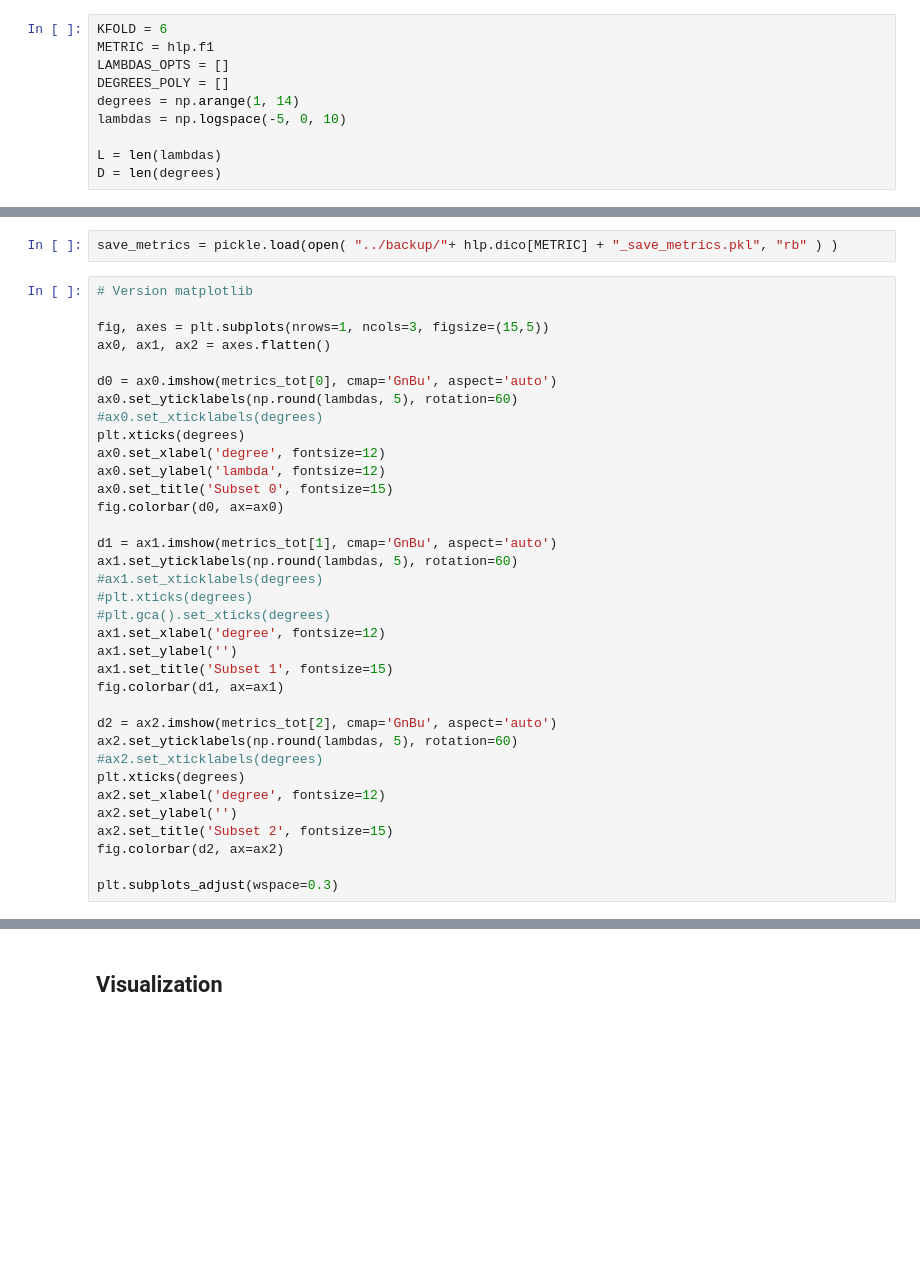
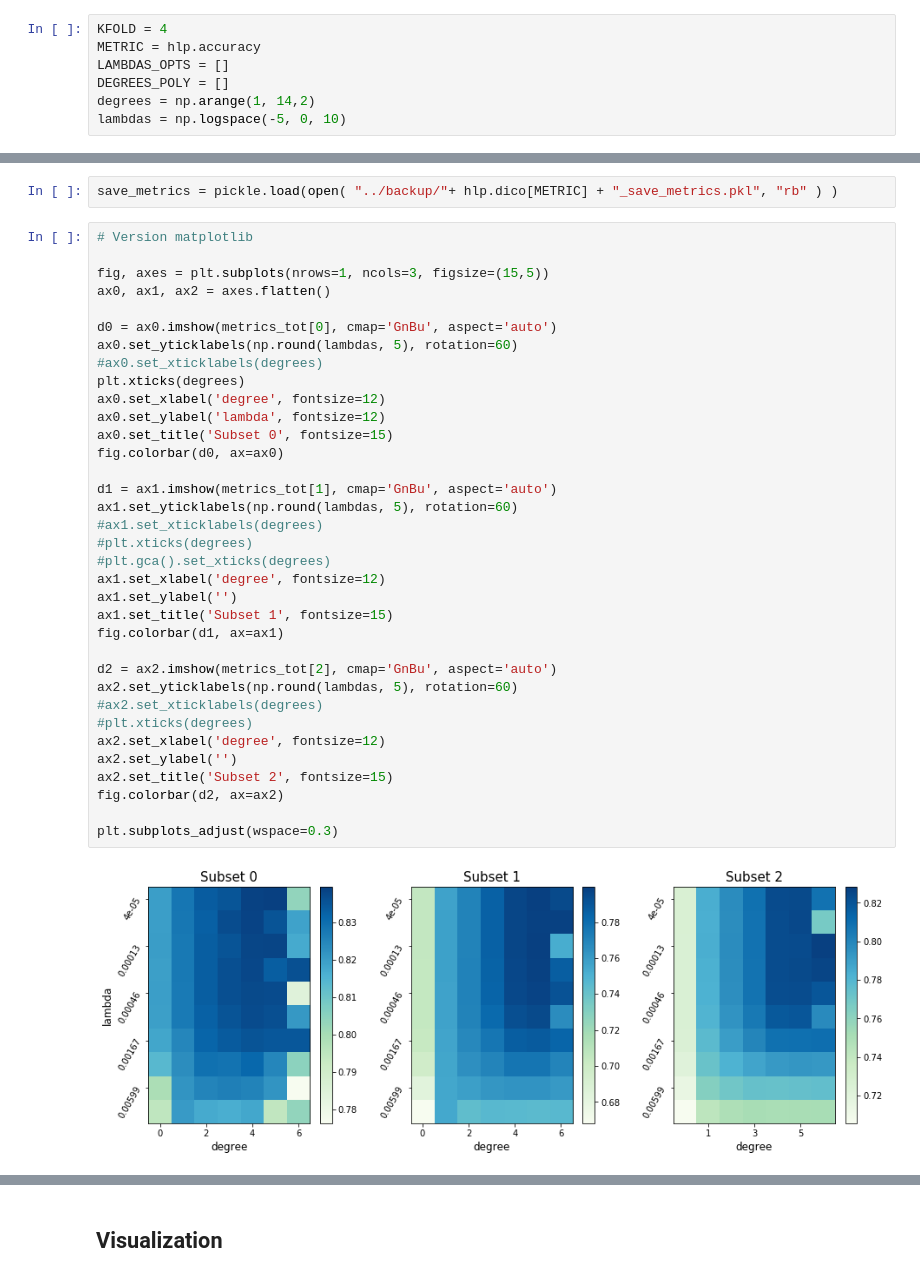
Before and after one commit to ymentha14/NMR_spectro_ML, a Jupyter notebook: project1/src/project1.ipynb, the cells around one changed output, grey strips where cells are left out. Cells and saved outputs as stored; diff of their text form; blank space fills up the shorter version.

```diff
--- a/project1/src/project1.ipynb
+++ b/project1/src/project1.ipynb
@@ -33,15 +38,12 @@ print(y.shape)
 # %% [markdown]
 ## Parameters
 # %%
-KFOLD = 6
-METRIC = hlp.f1
+KFOLD = 4
+METRIC = hlp.accuracy
 LAMBDAS_OPTS = []
 DEGREES_POLY = []
-degrees = np.arange(1, 14)
+degrees = np.arange(1, 14,2)
 lambdas = np.logspace(-5, 0, 10)
-
-L = len(lambdas)
-D = len(degrees)
 # %% [markdown]
 ## Data exploration
 # %%
@@ -232,34 +304,36 @@ fig, axes = plt.subplots(nrows=1, ncols=3, figsize=(15,5))
 ax0, ax1, ax2 = axes.flatten()
 
 d0 = ax0.imshow(metrics_tot[0], cmap='GnBu', aspect='auto')
 ax0.set_yticklabels(np.round(lambdas, 5), rotation=60)
 #ax0.set_xticklabels(degrees)
 plt.xticks(degrees)
 ax0.set_xlabel('degree', fontsize=12)
 ax0.set_ylabel('lambda', fontsize=12)
 ax0.set_title('Subset 0', fontsize=15)
 fig.colorbar(d0, ax=ax0)
 
 d1 = ax1.imshow(metrics_tot[1], cmap='GnBu', aspect='auto')
 ax1.set_yticklabels(np.round(lambdas, 5), rotation=60)
 #ax1.set_xticklabels(degrees)
 #plt.xticks(degrees)
 #plt.gca().set_xticks(degrees)
 ax1.set_xlabel('degree', fontsize=12)
 ax1.set_ylabel('')
 ax1.set_title('Subset 1', fontsize=15)
 fig.colorbar(d1, ax=ax1)
 
 d2 = ax2.imshow(metrics_tot[2], cmap='GnBu', aspect='auto')
 ax2.set_yticklabels(np.round(lambdas, 5), rotation=60)
 #ax2.set_xticklabels(degrees)
-plt.xticks(degrees)
+#plt.xticks(degrees)
 ax2.set_xlabel('degree', fontsize=12)
 ax2.set_ylabel('')
 ax2.set_title('Subset 2', fontsize=15)
 fig.colorbar(d2, ax=ax2)
 
 plt.subplots_adjust(wspace=0.3)
+# %% [output]
+[figure, added]
 # %%
 # y: ↓ (lambdas), x: → (degree)
 
```
Also changed, not shown: parts of 16 cells of this notebook.
